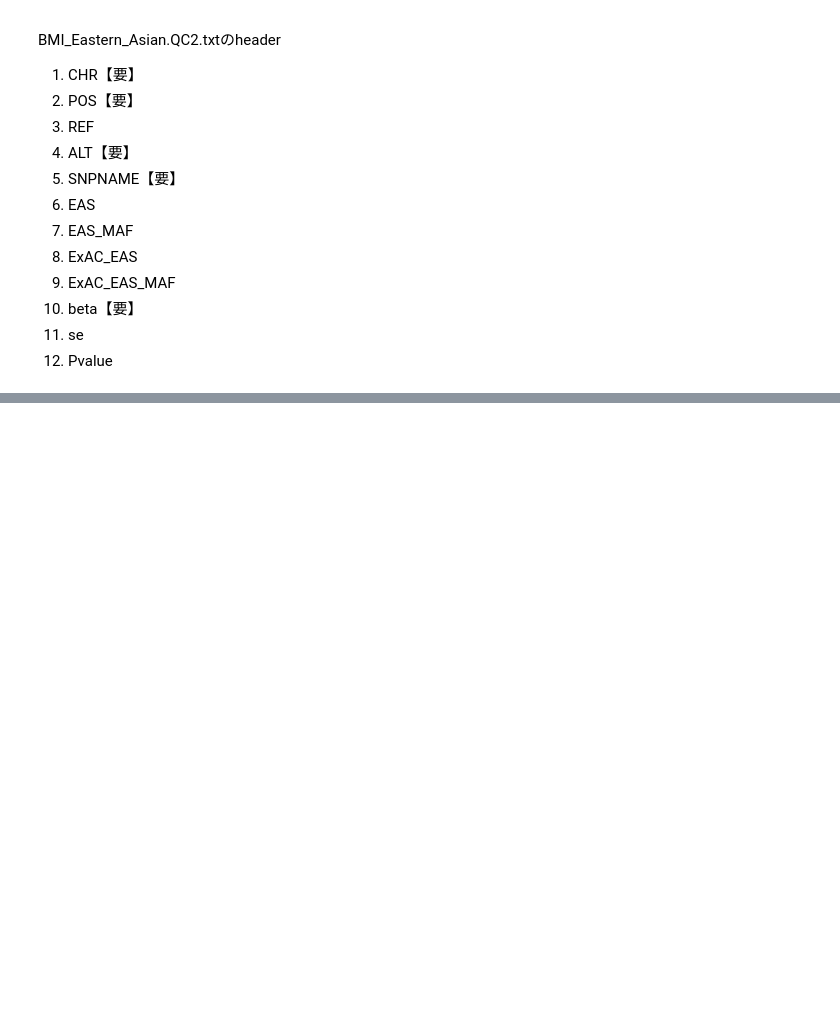
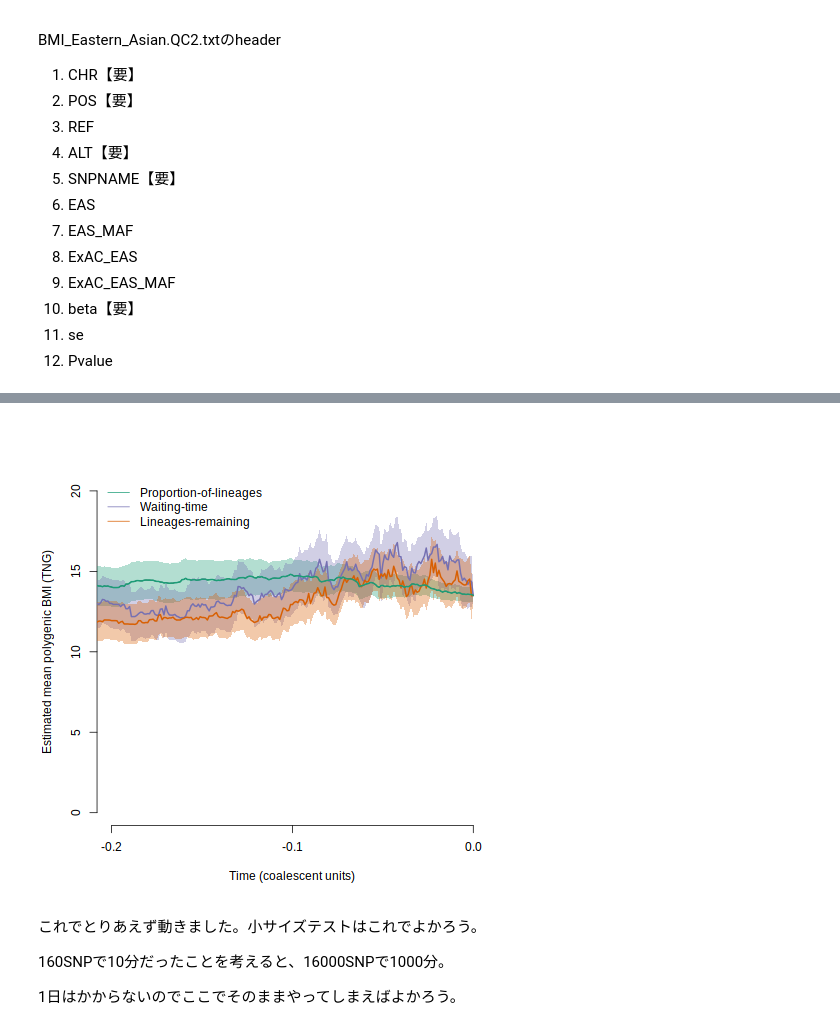
Before and after one commit to humgendiv/hmiwa-lab, a Jupyter notebook: d_20231023/06_231226_PRSadvance/06_231226_PRSadvance.ipynb, the cells around one changed output, grey strips where cells are left out. Drawn from its saved outputs; the diff is of its cells as text; code cells hidden in the pictures; blank space fills up the shorter version.

```diff
--- a/d_20231023/06_231226_PRSadvance/06_231226_PRSadvance.ipynb
+++ b/d_20231023/06_231226_PRSadvance/06_231226_PRSadvance.ipynb
@@ -224,0 +681,17 @@ CHR      POS     A1      A2      rsid    beta
+# %%
+%%R
+load("test.RData")
+#lineage number based estimates and variance.
+trajs_mom_smoothtime <- matrix(nrow = length(time), ncol = length(trees.all.rescale))
+trajs_var_mom_smoothtime <- matrix(nrow = length(time), ncol = length(trees.all.rescale))
+for(i in 1:length(trees.all.rescale)){
+	trajs_mom_smoothtime[,i] <- est_af_traj_mom.smoothtime(lins.list[[i]], time)
+	trajs_var_mom_smoothtime[,i] <- est_af_var_mom.smoothtime_coaltimes(lins.list[[i]], time)
+}
+traj.phen.mom_smoothtime <- 2 * trajs_mom_smoothtime %*%  beta.r
+traj.phen.mom_smoothtime[time == 0] <- traj.phen.neut[time == 0]
+#trajs_var_mom_smoothtime.nonan <- trajs_var_mom_smoothtime
+#trajs_var_mom_smoothtime.nonan[is.nan(trajs_var_mom_smoothtime.nonan)] <- 0
+var.phen.mom_smoothtime <- 4 * trajs_var_mom_smoothtime %*%  beta.r^2
+var.phen.mom_smoothtime[time == 0] <- var.phen.neut.bin[time == 0]
+save.image(file = "test.RData")
@@ -224,0 +708,26 @@ CHR      POS     A1      A2      rsid    beta
+# %%
+%%R
+load("test.RData")
+pal <- c('#1b9e77','#d95f02','#7570b3','#e7298a')
+pal <- c(rgb(27/256,158/256,119/256),rgb(217/256,95/256,2/256),rgb(117/256,112/256,179/256),rgb(231/256,41/256,138/256))
+pal.int <- c(rgb(27/256,158/256,119/256,1/3),rgb(217/256,95/256,2/256,1/3),rgb(117/256,112/256,179/256,1/3),rgb(231/256,41/256,138/256,1/3))
+
+#plot(-time, traj.phen.neut, type = "l", xlab = "Time (coalescent units)", ylab = "Estimated mean polygenic height (UK 1000G)", ylim = c(-5, 5), xlim = c(-0.2, 0), xaxt = "n", bty = "n")
+plot(-time, traj.phen.neut, type = "l", xlab = "Time (coalescent units)", ylab = "Estimated mean polygenic BMI (TNG)", ylim = c(0, 20), xlim = c(-0.2, 0), xaxt = "n", bty = "n")
+axis(1, at = c(0, -.1, -.2))
+polygon(c(-time, rev(-time)), c(traj.phen.neut + 1.96*sqrt(var.phen.neut.bin), rev(traj.phen.neut - 1.96*sqrt(var.phen.neut.bin))) , col = pal.int[1], border = NA)
+polygon(c(-time, rev(-time)), c(traj.phen.wt_l1 + 1.96*sqrt(var.phen.wt_l1), rev(traj.phen.wt_l1  - 1.96*sqrt(var.phen.wt_l1 ))) , col = pal.int[3], border = NA)
+polygon(c(-time[1:1000], rev(-time[1:1000])), c(traj.phen.mom_smoothtime[1:1000] + 1.96*sqrt(var.phen.mom_smoothtime[1:1000]), rev(traj.phen.mom_smoothtime[1:1000]  - 1.96*sqrt(var.phen.mom_smoothtime[1:1000] ))) , col = pal.int[2], border = NA)
+lines(-time, traj.phen.wt_l1, col = pal[3], lwd = 2)
+lines(-time, traj.phen.mom_smoothtime, col = pal[2], lwd = 2)
+lines(-time, traj.phen.neut, col = pal[1], lwd = 2)
+legend("topleft", lwd = 1, col = pal[c(1,3,2)], legend = c("Proportion-of-lineages", "Waiting-time", "Lineages-remaining"), bty = "n")
+save.image(file = "test.RData")
+# %% [output]
+[figure, added]
+# %% [markdown]
+これでとりあえず動きました。小サイズテストはこれでよかろう。
+
+160SNPで10分だったことを考えると、16000SNPで1000分。
+
+1日はかからないのでここでそのままやってしまえばよかろう。
```
Also changed, not shown: parts of 31 cells of this notebook.
